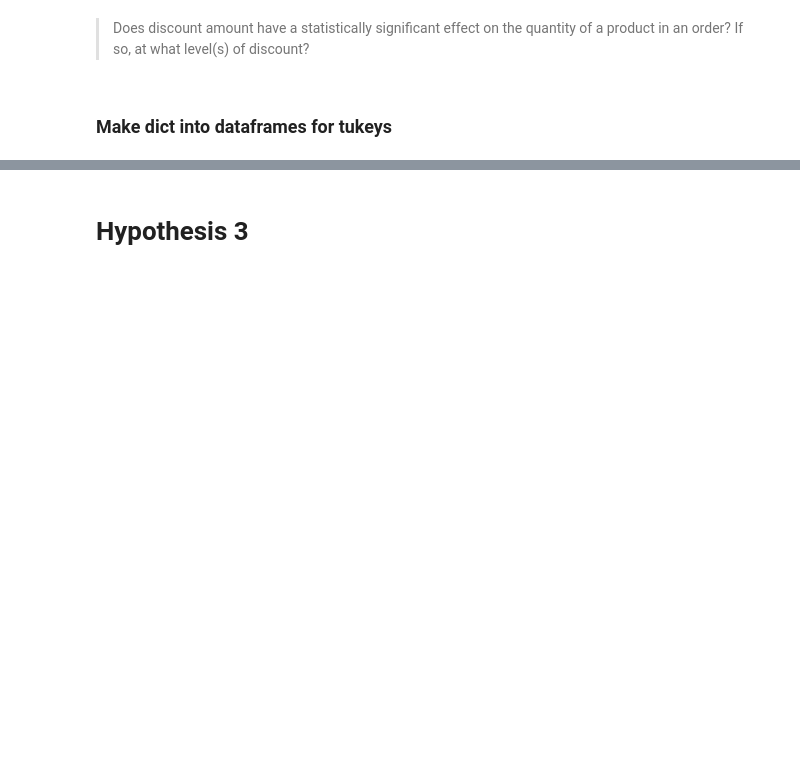
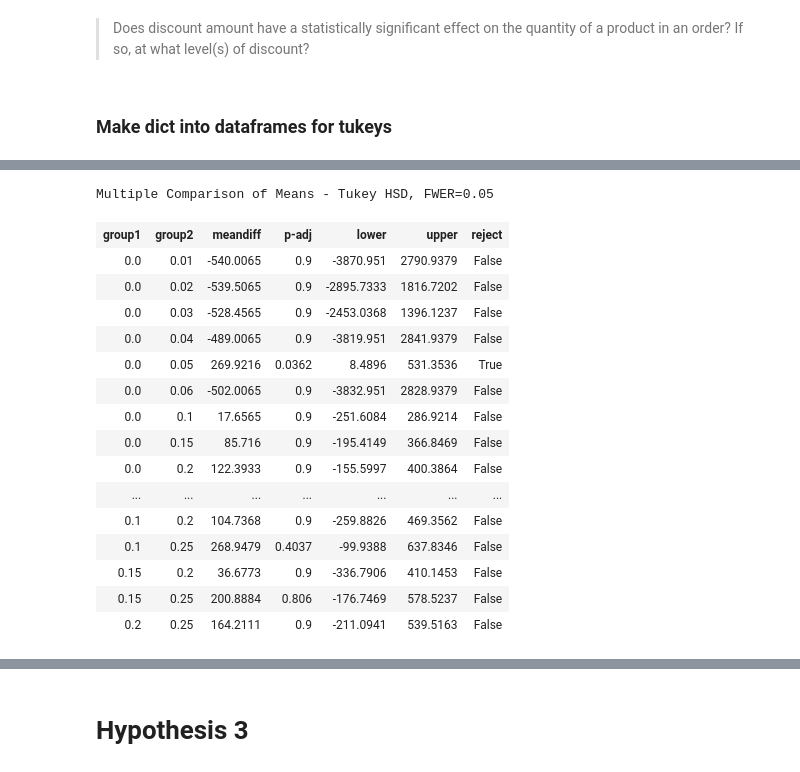
Before and after one commit to alexanderjohnny/hypothesis_testing_workflow_python, a Jupyter notebook: ALEX_BEAT_student.ipynb, the cells around one changed output, grey strips where cells are left out. Saved outputs shown, nothing was run; the diff lists cells and outputs as text; code cells hidden in the pictures; blank space fills up the shorter version.

```diff
--- a/ALEX_BEAT_student.ipynb
+++ b/ALEX_BEAT_student.ipynb
@@ -838,0 +827,22 @@ TypeError: zip argument #4 must support iteration
+# %%
+# contains all outliers prior to outlier removal
+h2tukey = pairwise_tukeyhsd(h2df['Total Spent'],h2df['Discount'])
+h2tukey.summary()
+# %% [output]
+Multiple Comparison of Means - Tukey HSD, FWER=0.05
+| group1 | group2 | meandiff | p-adj | lower | upper | reject |
+| 0.0 | 0.01 | -540.0065 | 0.9 | -3870.951 | 2790.9379 | False |
+| 0.0 | 0.02 | -539.5065 | 0.9 | -2895.7333 | 1816.7202 | False |
+| 0.0 | 0.03 | -528.4565 | 0.9 | -2453.0368 | 1396.1237 | False |
+| 0.0 | 0.04 | -489.0065 | 0.9 | -3819.951 | 2841.9379 | False |
+| 0.0 | 0.05 | 269.9216 | 0.0362 | 8.4896 | 531.3536 | True |
+| 0.0 | 0.06 | -502.0065 | 0.9 | -3832.951 | 2828.9379 | False |
+| 0.0 | 0.1 | 17.6565 | 0.9 | -251.6084 | 286.9214 | False |
+| 0.0 | 0.15 | 85.716 | 0.9 | -195.4149 | 366.8469 | False |
+| 0.0 | 0.2 | 122.3933 | 0.9 | -155.5997 | 400.3864 | False |
+| ... | ... | ... | ... | ... | ... | ... |
+| 0.1 | 0.2 | 104.7368 | 0.9 | -259.8826 | 469.3562 | False |
+| 0.1 | 0.25 | 268.9479 | 0.4037 | -99.9388 | 637.8346 | False |
+| 0.15 | 0.2 | 36.6773 | 0.9 | -336.7906 | 410.1453 | False |
+| 0.15 | 0.25 | 200.8884 | 0.806 | -176.7469 | 578.5237 | False |
+| 0.2 | 0.25 | 164.2111 | 0.9 | -211.0941 | 539.5163 | False |
```
Also changed, not shown: parts of 17 cells of this notebook.
